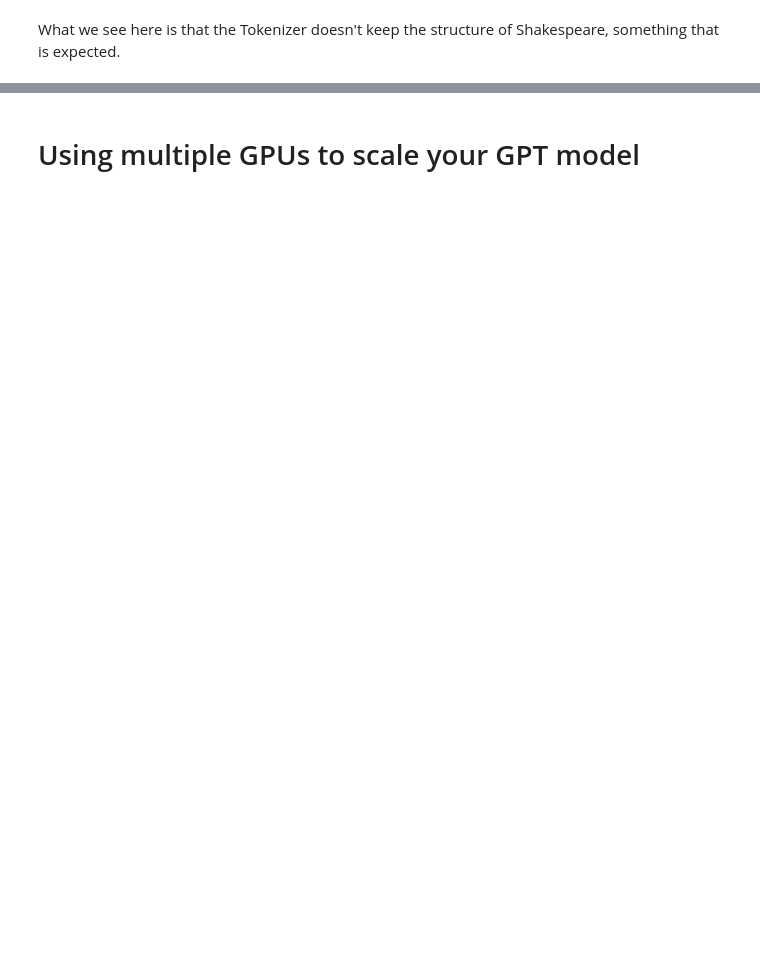
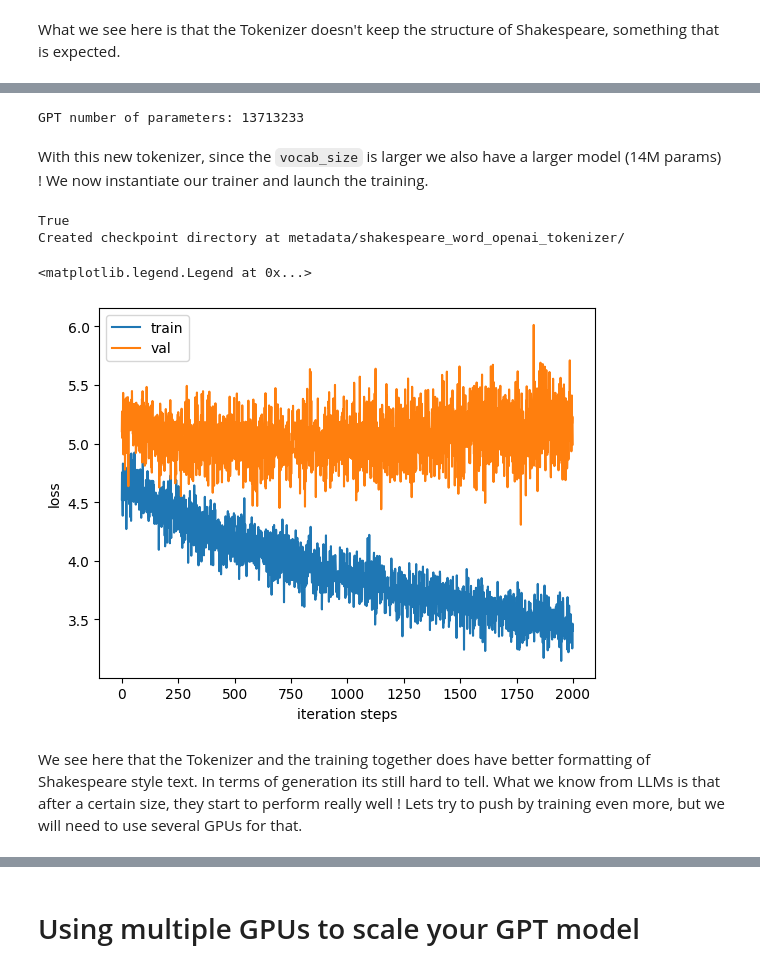
Before and after one commit to thibmonsel/nanoLLM, a Jupyter notebook: shakespeare_words.ipynb, the cells around one changed output, grey strips where cells are left out. Saved outputs shown, nothing was run; the diff lists cells and outputs as text; code cells hidden in the pictures; blank space fills up the shorter version.

```diff
--- a/shakespeare_words.ipynb
+++ b/shakespeare_words.ipynb
@@ -129,0 +151,11 @@ purpose More matter in this business of nature
+# %%
+# Let's use the gpt2 tokenizer encoding
+enc = tiktoken.get_encoding("r50k_base")
+vocab_size = enc.n_vocab
+print("The vocab size of the tokenizer is", vocab_size)
+
+# Similarly to the encode and decode functions defined above, the encoding object has encode and decode methods.
+shakspeare_lines = "the king will"
+x = enc.encode(shakspeare_lines)
+print("The text '{}' is encoded by OpenAI's tokenizer and fed to the GPT2 as {}".format(shakspeare_lines, x))
+assert enc.decode(x) == shakspeare_lines
@@ -129,0 +172,31 @@ purpose More matter in this business of nature
+# %%
+block_size = 64
+n_layer, n_head, n_embd, dropout = 4, 4, 128, 0.0
+
+model = GPT2(vocab_size, block_size, n_embd, n_head, n_layer)
+model = model.to(device)
+print("GPT number of parameters:", sum(p.numel() for p in model.parameters()))
+# %% [output]
+GPT number of parameters: 13713233
+# %% [markdown]
+With this new tokenizer, since the `vocab_size` is larger we also have a larger model (14M params) ! We now instantiate our trainer and launch the training.
+# %%
+from trainer.gpt_trainer import GPTTrainer
+trainer = GPTTrainer(model, lr=5e-4, checkpoint_path="metadata/shakespeare_word_openai_tokenizer/")
+# %% [output]
+True
+Created checkpoint directory at metadata/shakespeare_word_openai_tokenizer/
+# %%
+partial_get_batch = lambda split, batch_size: get_batch(data_dir, split, batch_size, device, block_size, openai_gpt2_tokenizer=True)
+trainer.train(partial_get_batch, max_iters=2000, batch_size=32, patience=2000, save_every=30)
+# %%
+plt.plot(trainer.losses, label='train')
+plt.plot(trainer.val_losses, label='val')
+plt.xlabel('iteration steps')
+plt.ylabel('loss')
+plt.legend()
+# %% [output]
+<matplotlib.legend.Legend at 0x...>
+[figure, added]
+# %% [markdown]
+We see here that the Tokenizer and the training together does have better formatting of Shakespeare style text. In terms of generation its still hard to tell. What we know from LLMs is that after a certain size, they start to perform really well ! Lets try to push by training even more, but we will need to use several GPUs for that.
```
Also changed, not shown: parts of 17 cells of this notebook, 2 other files.
